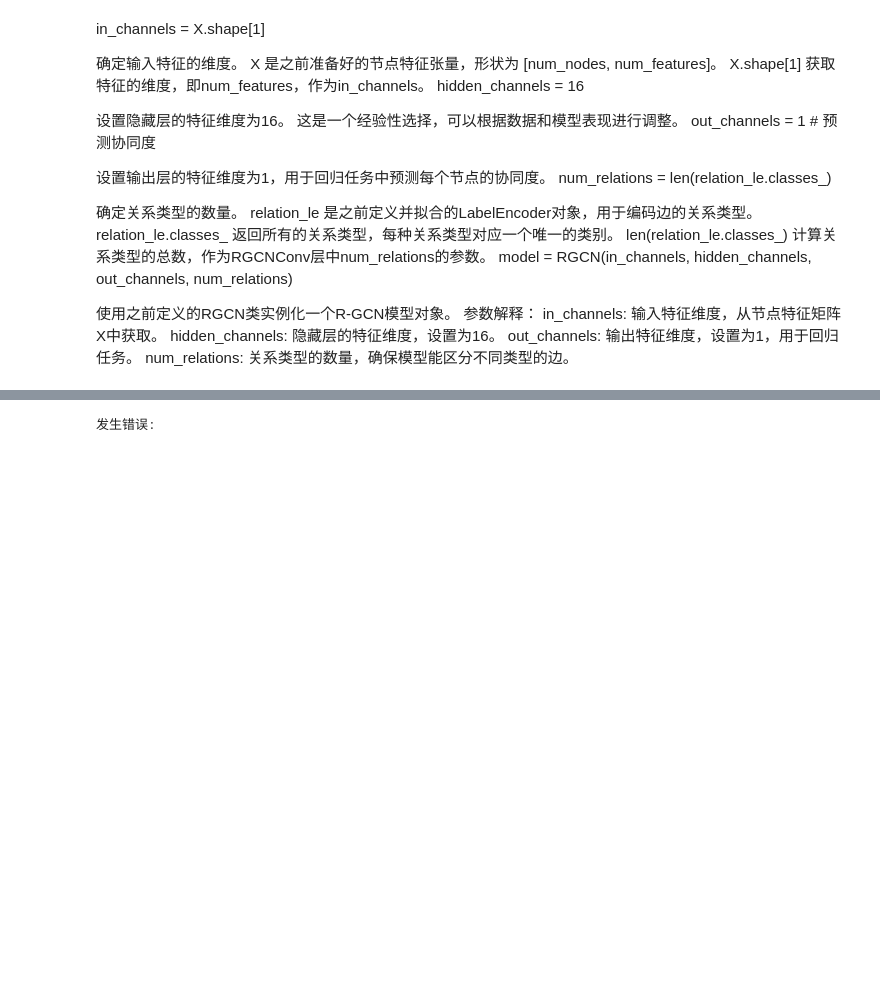
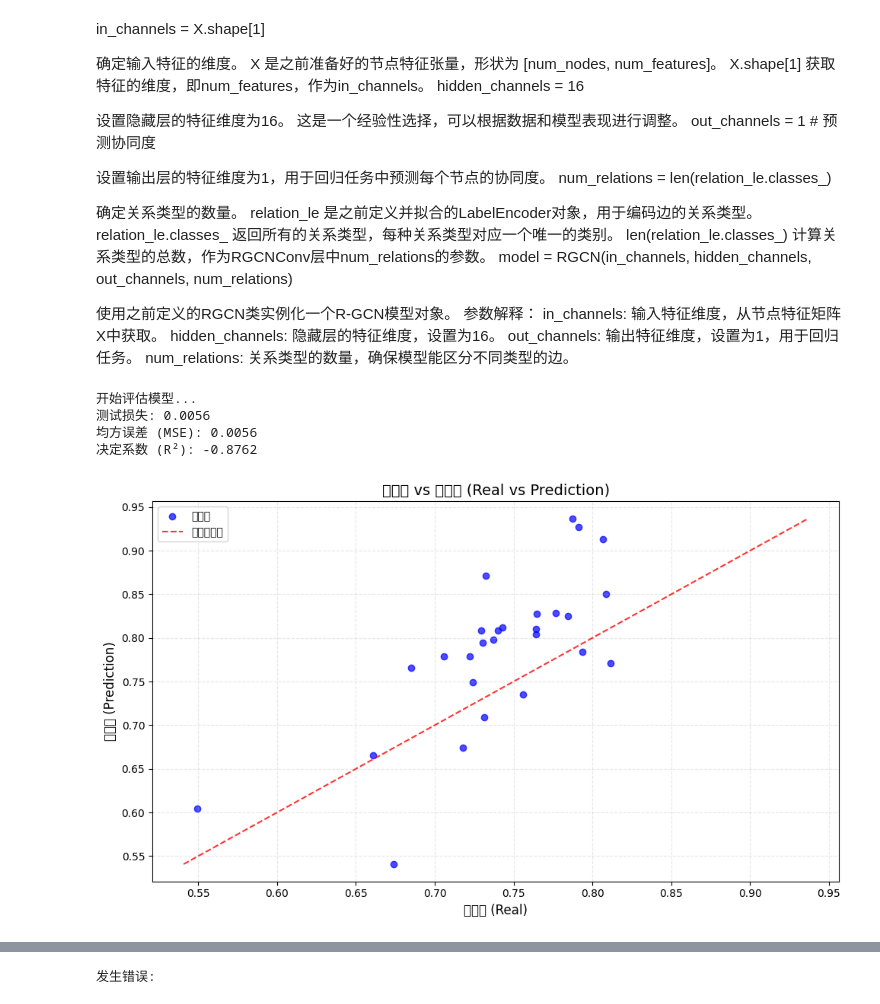
Before and after one commit to ManGuo1130/Synergistic-effect-evaluation, a Jupyter notebook: R_GCN.ipynb, the cells around one changed output, grey strips where cells are left out. Saved outputs shown, nothing was run; the diff lists cells and outputs as text; code cells hidden in the pictures; blank space fills up the shorter version.

```diff
--- a/R_GCN.ipynb
+++ b/R_GCN.ipynb
@@ -341,3 +341,79 @@ in_channels: 输入特征维度，从节点特征矩阵X中获取。
 hidden_channels: 隐藏层的特征维度，设置为16。
 out_channels: 输出特征维度，设置为1，用于回归任务。
 num_relations: 关系类型的数量，确保模型能区分不同类型的边。
+# %%
+# 评估模型
+import torch
+import matplotlib.pyplot as plt
+from sklearn.metrics import mean_squared_error, r2_score
+
+# 评估模型
+print("\n开始评估模型...")
+model.eval()  # 设置模型为评估模式
+with torch.no_grad():
+    # 修改模型调用，确保传入所有必要参数
+    predictions = model(
+        x=data.x,
+        edge_index=data.edge_index,
+        edge_type=data.edge_type,
+        edge_weight=data.edge_attr  # 确保传入边权重
+    )
+
+    # 计算测试损失
+    loss = criterion(predictions, data.y)
+    print(f'测试损失: {loss.item():.4f}')
+
+    # 转换为 NumPy 数组进行评估
+    preds = predictions.cpu().detach().numpy().flatten()  # 确保从 GPU 转到 CPU
+    targets = data.y.cpu().detach().numpy().flatten()
+
+    # 计算评估指标
+    mse = mean_squared_error(targets, preds)
+    r2 = r2_score(targets, preds)
+    print(f'均方误差 (MSE): {mse:.4f}')
+    print(f'决定系数 (R²): {r2:.4f}')
+
+    # 可视化预测结果
+    plt.figure(figsize=(10, 6))
+
+    # 绘制散点图
+    plt.scatter(targets, preds, alpha=0.7, label='预测点', color='blue')
+
+    # 绘制对角线
+    min_val = min(targets.min(), preds.min())
+    max_val = max(targets.max(), preds.max())
+    plt.plot([min_val, max_val], [min_val, max_val],
+             'r--', label='理想预测线', alpha=0.8)
+
+    # 添加标签和标题
+    plt.xlabel('真实值 (Real)', fontsize=12)
+    plt.ylabel('预测值 (Prediction)', fontsize=12)
+    plt.title('真实值 vs 预测值 (Real vs Prediction)', fontsize=14)
+    plt.legend(fontsize=10)
+
+    # 添加网格
+    plt.grid(True, linestyle='--', alpha=0.3)
+
+    # 调整布局
+    plt.tight_layout()
+
+    # 显示图像
+    plt.show()
+
+    # 输出详细的预测结果
+    print("\n详细预测结果:")
+    print("节点ID\t真实值\t预测值\t误差")
+    for i in range(len(targets)):
+        error = abs(targets[i] - preds[i])
+        print(f"{i}\t{targets[i]:.4f}\t{preds[i]:.4f}\t{error:.4f}")
+
+# 保存模型（可选）
+model_path = 'rgcn_model.pth'
+torch.save(model.state_dict(), model_path)
+print(f"\n模型已保存到: {model_path}")
+# %% [output]
+开始评估模型...
+测试损失: 0.0056
+均方误差 (MSE): 0.0056
+决定系数 (R²): -0.8762
+[figure, added]
```
Also changed, not shown: parts of 2 cells of this notebook.
